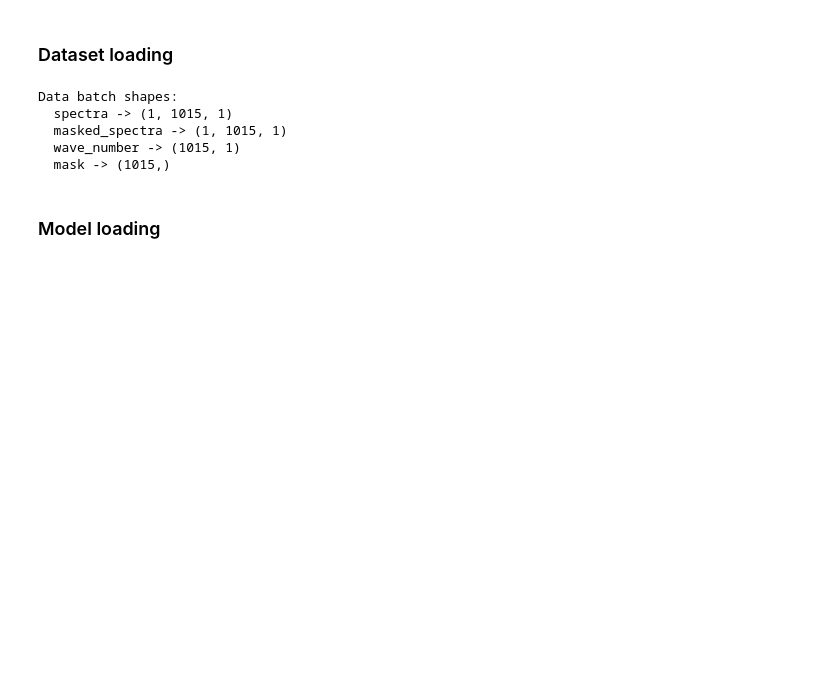
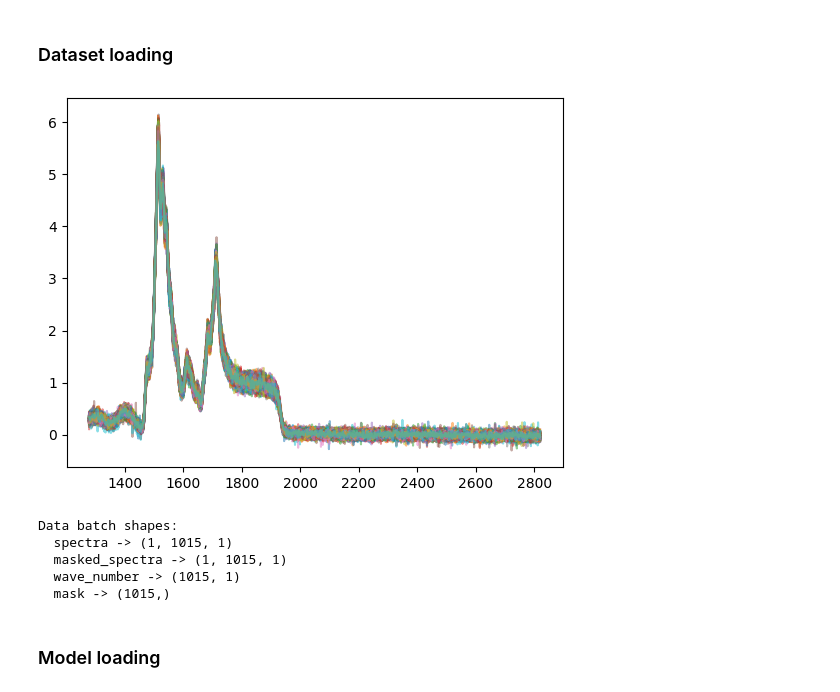
Before and after one commit to pietronvll/spectraformer, a Jupyter notebook: inspect_results.ipynb, the cells around one changed output. Cells and saved outputs as stored; diff of their text form; code cells hidden in the pictures; blank space fills up the shorter version.

```diff
--- a/inspect_results.ipynb
+++ b/inspect_results.ipynb
@@ -16,5 +15,32 @@ import optax
 # %% [markdown]
 ### Dataset loading
+# %%
+data = xr.load_dataarray('/home/novelli/SpectraFormer/data/SiC_19x10x3.nc')
+spatial_dims = data.dims[:-1]
+filtered_data = data.stack(spectra=spatial_dims).dropna(
+    dim="spectra"
+)
+full_spectra = np.asarray(filtered_data.values)
+wave_number = np.asarray(filtered_data.wave_number.values)
+# %%
+bg_mask = np.logical_and(wave_number > 2200, wave_number < 2500)
+# %%
+offset = np.median(full_spectra[bg_mask], axis=0)
+full_spectra -= offset
+
+full_spectra /= np.max(full_spectra, axis=0)
+median_spectra = np.median(full_spectra, axis=1)
+
+sup_norm_deviations = (abs(full_spectra - median_spectra[:, None])).max(axis=0)
+cleaned_spectra = full_spectra[:, ~(sup_norm_deviations > 0.15)]
+
+step_mask = np.logical_and(wave_number > 1800, wave_number < 1850)
+cleaned_spectra /= cleaned_spectra[step_mask,:].mean(axis=0)
+# %%
+plt.plot(wave_number, cleaned_spectra, alpha=0.5);
+#plt.plot(wave_number, median_spectra, 'k-', alpha=0.5);
+# %% [output]
+[figure, added]
 # %%
 train_ds = preprocess_dataset(xr.load_dataarray('data/SiC_19x10x3.nc'))
 test_ds = preprocess_dataset(xr.load_dataarray('data/SiC+Graphene_50x20.nc'))
```
Also changed, not shown: parts of 2 cells of this notebook, 5 other files.
